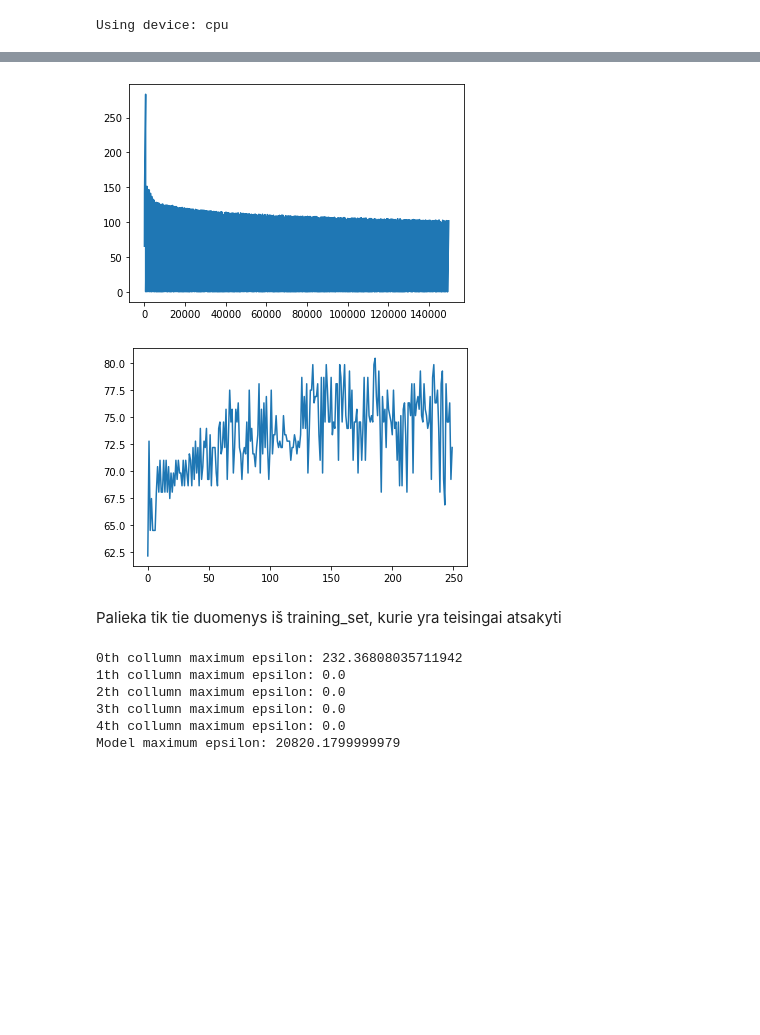
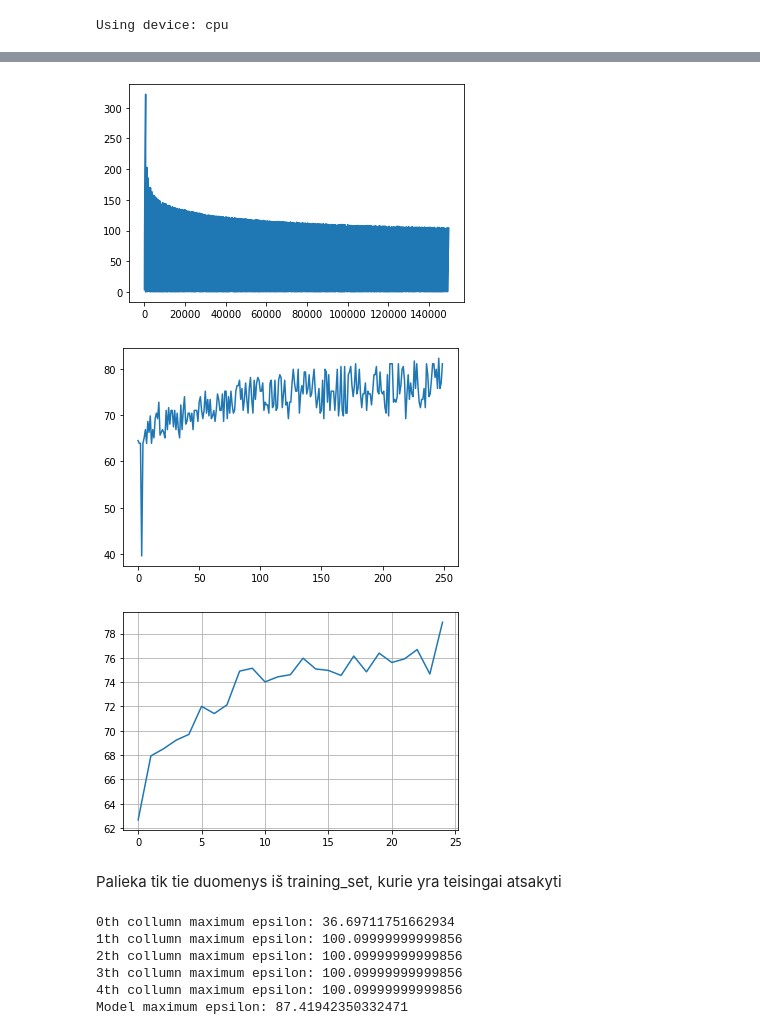
Before and after one commit to PauliusMilmantas/Bakalaurinis_darbas, a Jupyter notebook: Code/Basic_model.ipynb, the cells around one changed output, grey strips where cells are left out. Drawn from its saved outputs; the diff is of its cells as text; code cells hidden in the pictures; blank space fills up the shorter version.

Commit message:
Tyrimas su PyTorch modeliu

```diff
--- a/Code/Basic_model.ipynb
+++ b/Code/Basic_model.ipynb
@@ -213,5 +213,19 @@ def train(train_loader, test_loader, epoch_amount, save_checkpoint = 10):
   plt.plot(np.arange(0, len(acc_history), 1), acc_history)
   plt.show()
 
+  avg_hist = []
+
+  for i in range(int(len(acc_history)/10)):
+    avg = 0
+
+    for p in range(10):
+      avg += acc_history[i*10 + p]
+
+    avg_hist.append(avg/10)
+
+  plt.plot(np.arange(0, len(avg_hist)), avg_hist)
+  plt.grid()
+  plt.show()
+
 train(train_loader, test_loader, 250)
 # %% [output]
@@ -235,5 +249,6 @@ Epoch: 249 Training loss: 101.94638890365604 Accuracy: 72.18934911242604
-[figure, old version]
+[figure, new version]
-[figure, old version]
+[figure, new version]
+[figure, added]
 # %% [markdown]
 Palieka tik tie duomenys iš training_set, kurie yra teisingai atsakyti
 # %%
@@ -265,7 +280,7 @@ for data in train_loader:
             increase = 0
             dataIdx[collumnIdx] += 1
 
-            while(predicted == real_answer and increase < 1000):
+            while(predicted == real_answer and increase < 100):
               tempData = parsedData[idx].flatten()
               increase += epsilon
               tempData[0] += increase
@@ -285,13 +300,13 @@ for i in range(5):
 
 s = 0
 for i in range(5):
-  s += increaseValues[i]
+  s += increaseValues[i]/dataIdx[i]
 
 print("Model maximum epsilon: {}".format(s/5))
 # %% [output]
-0th collumn maximum epsilon: 232.36808035711942
-1th collumn maximum epsilon: 0.0
-2th collumn maximum epsilon: 0.0
-3th collumn maximum epsilon: 0.0
-4th collumn maximum epsilon: 0.0
-Model maximum epsilon: 20820.1799999979
+0th collumn maximum epsilon: 36.69711751662934
+1th collumn maximum epsilon: 100.09999999999856
+2th collumn maximum epsilon: 100.09999999999856
+3th collumn maximum epsilon: 100.09999999999856
+4th collumn maximum epsilon: 100.09999999999856
+Model maximum epsilon: 87.41942350332471
```
Also changed, not shown: parts of 3 cells of this notebook, 1 other file.
